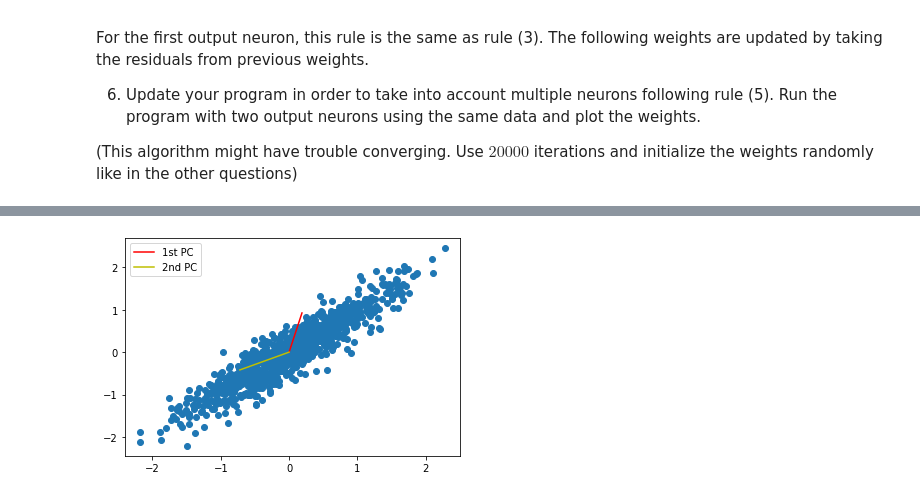
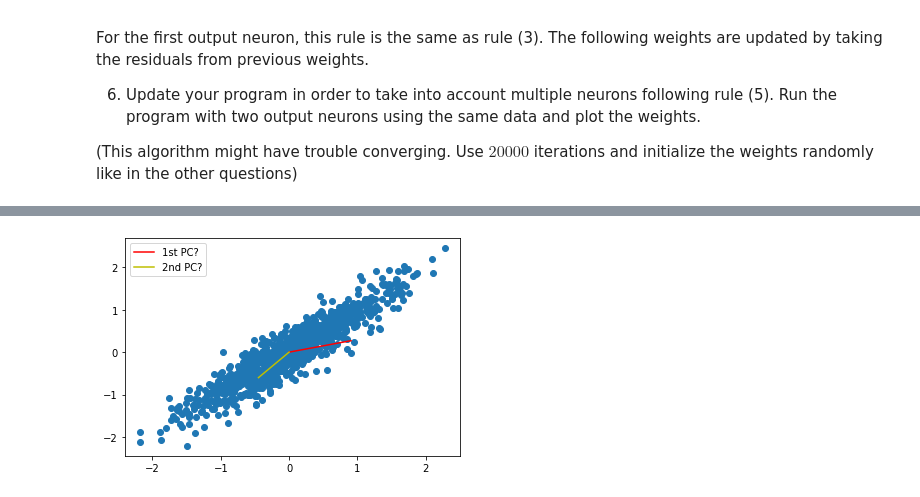
Before and after one commit to Jingkang1020/Jingkang1020, a Jupyter notebook: Unsupervised_Learning_Assignment.ipynb, the cells around one changed output, grey strips where cells are left out. Saved outputs shown, nothing was run; the diff lists cells and outputs as text; code cells hidden in the pictures.

```diff
--- a/Unsupervised_Learning_Assignment.ipynb
+++ b/Unsupervised_Learning_Assignment.ipynb
@@ -209,13 +209,15 @@ def W_estimater_final(nb_samples,lrate,m):
     weights = np.random.rand(2,n)
     w = np.random.rand(nb_samples,2,n)
 
-    for k in range(nb_samples):
+    for s in range(nb_samples):
         #sample index randomly from 0 ~ 1000 (observasion)
         ix = np.random.randint(low=0, high=m-1)
         y = np.dot(weights, inputdata[:,ix])
-        dw = np.outer(inputdata[:, ix], y)
-        for i in range(weights.shape[0]):
-            for j in range(weights.shape[1]):
-                weights[i, j] = weights[i, j] + lrate*(dw[i, j]  - y[j]*np.sum(weights[i, :(j+1)]*y[:(j+1)]))
-                w[ix, i, j] = weights[i, j]
+        for i in range(2):
+            for j in range(n):
+              SUM = 0
+              for k in range(j):
+                SUM = SUM + weights[i, k]*y[k]
+              weights[i, j] = weights[i, j] + lrate*(y[j]*inputdata[i,ix] - y[j]*SUM)
+              w[ix, i, j] = weights[i, j]
     return w
@@ -222,13 +235,10 @@ def W_estimater_final(nb_samples,lrate,m):
 # %%
-nb_samples = 20000
-wf = W_estimater_final(nb_samples,lrate,m)
-
 plt.scatter(inputdata[0], inputdata[1])
 # w_norm = np.linalg.norm(w[-1], axis=0)
 
-plt.plot([0, wf[-1,0,0]], [0, wf[-1,1,0]], color="r", label="1st PC")
-plt.plot([0, -wf[-1,0,1]], [0, -wf[-1,1,1]], color="y", label="2nd PC")
+plt.plot([0, wf[-1,0,0]], [0, wf[-1,1,0]], color="r", label="1st PC?")
+plt.plot([0, -wf[-1,0,1]], [0, -wf[-1,1,1]], color="y", label="2nd PC?")
 plt.legend()
 plt.show()
 # %% [output]
-[figure, old version]
+[figure, new version]
```
Also changed, not shown: parts of 1 cell of this notebook.
